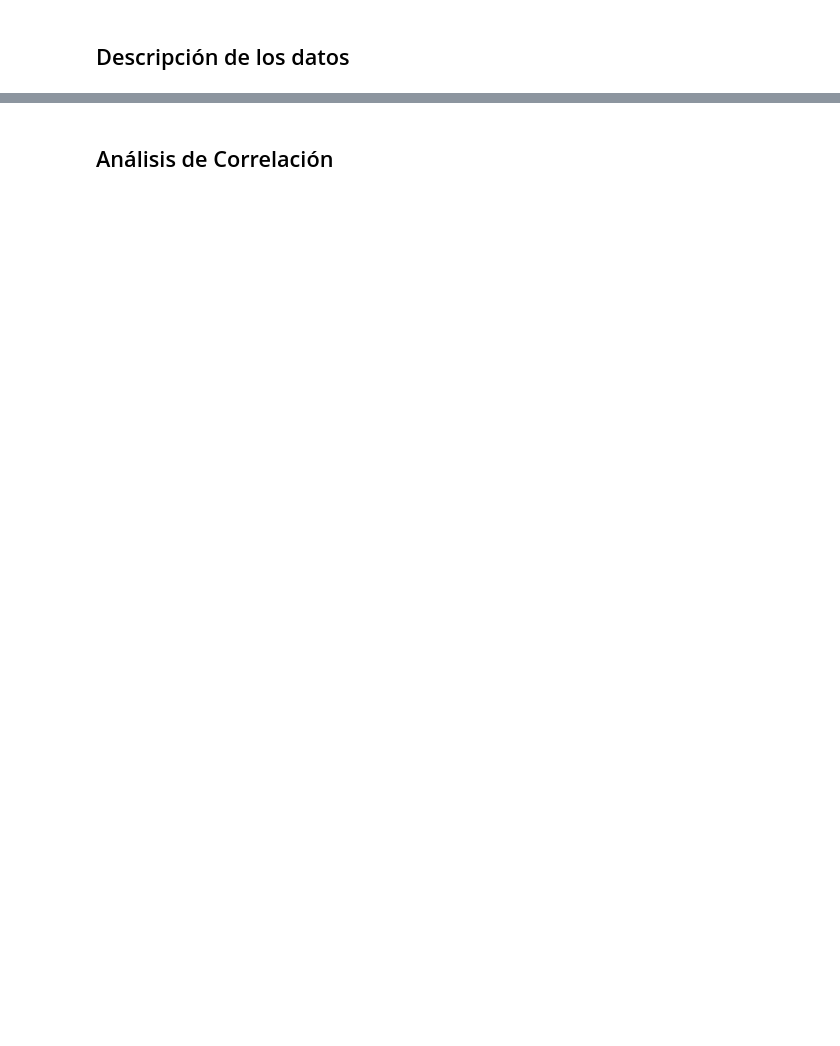
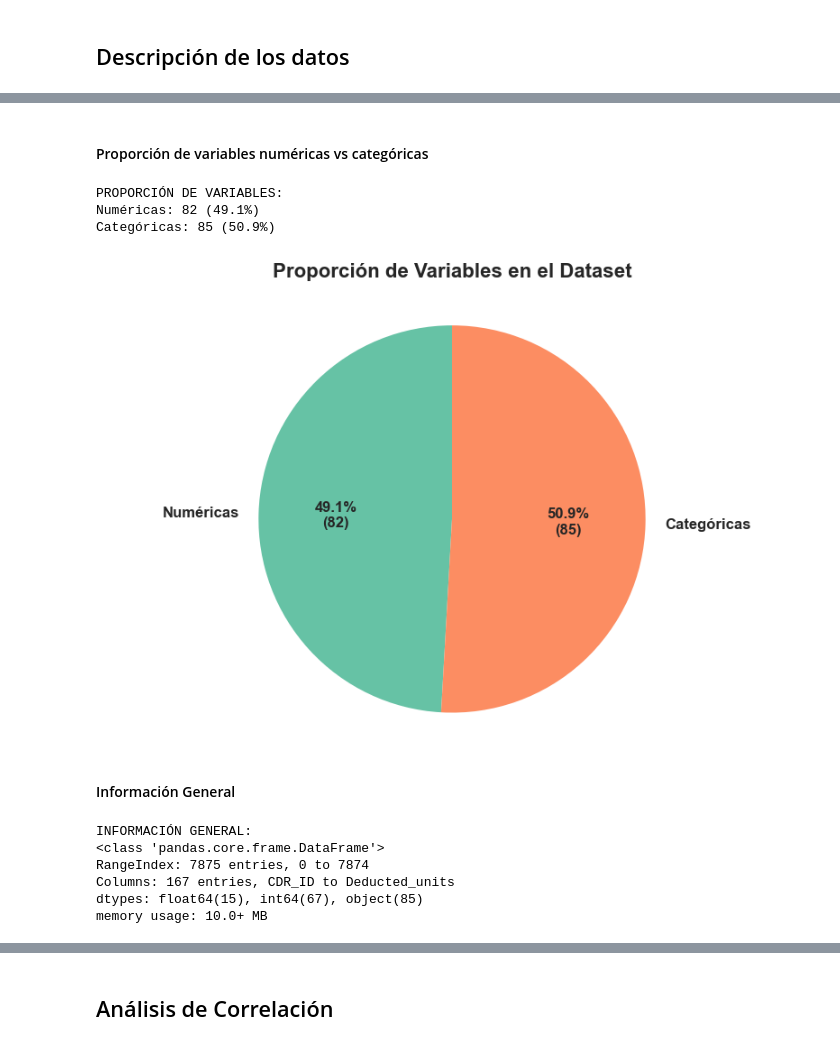
Before and after one commit to Javi111003/ML-FinalProject, a Jupyter notebook: correlation-study/correlation_study.ipynb, the cells around one changed output, grey strips where cells are left out. Drawn from its saved outputs; the diff is of its cells as text; code cells hidden in the pictures; blank space fills up the shorter version.

```diff
--- a/correlation-study/correlation_study.ipynb
+++ b/correlation-study/correlation_study.ipynb
@@ -13,0 +5,8 @@ FileNotFoundError: [Errno 2] No such file or directory: 'datos.csv'
+# %%
+import pandas as pd
+import numpy as np
+import matplotlib.pyplot as plt
+import seaborn as sns
+
+plt.style.use('seaborn-v0_8')
+sns.set_palette("husl")
@@ -13,0 +15,10 @@ FileNotFoundError: [Errno 2] No such file or directory: 'datos.csv'
+# %%
+df = pd.read_csv('../data/datos_completados.csv')
+
+print("="*50)
+print("ANÁLISIS INICIAL DEL DATASET")
+print("="*50)
+
+print(f"Dimensiones del dataset: {df.shape[0]} filas x {df.shape[1]} columnas")
+print(f"\nTipos de variables por columna:")
+print(df.dtypes.value_counts())
@@ -13,0 +36,62 @@ FileNotFoundError: [Errno 2] No such file or directory: 'datos.csv'
+# %% [markdown]
+#### Proporción de variables numéricas vs categóricas
+# %%
+numeric_cols = df.select_dtypes(include=[np.number]).columns.tolist()
+categorical_cols = df.select_dtypes(include=['object', 'category']).columns.tolist()
+
+print(f"\nPROPORCIÓN DE VARIABLES:")
+print(f"Numéricas: {len(numeric_cols)} ({len(numeric_cols)/df.shape[1]*100:.1f}%)")
+print(f"Categóricas: {len(categorical_cols)} ({len(categorical_cols)/df.shape[1]*100:.1f}%)")
+# %% [output]
+PROPORCIÓN DE VARIABLES:
+Numéricas: 82 (49.1%)
+Categóricas: 85 (50.9%)
+# %%
+# Obtener las variables numéricas y categóricas
+numeric_cols = df.select_dtypes(include=[np.number]).columns.tolist()
+categorical_cols = df.select_dtypes(include=['object', 'category']).columns.tolist()
+
+# Calcular los valores para el gráfico
+numeric_count = len(numeric_cols)
+categorical_count = len(categorical_cols)
+total_columns = df.shape[1]
+
+numeric_percentage = (numeric_count / total_columns) * 100
+categorical_percentage = (categorical_count / total_columns) * 100
+
+data = {
+    'Tipo': ['Numéricas', 'Categóricas'],
+    'Cantidad': [numeric_count, categorical_count],
+    'Porcentaje': [numeric_percentage, categorical_percentage]
+}
+
+df_plot = pd.DataFrame(data)
+
+# Crear el pie chart con seaborn style
+colors = sns.color_palette("Set2")
+plt.pie(df_plot['Cantidad'],
+        labels=df_plot['Tipo'],
+        colors=colors,
+        autopct=lambda p: f'{p:.1f}%\n({int(p * total_columns / 100)})',
+        startangle=90,
+        textprops={'fontsize': 12, 'fontweight': 'bold'})
+
+plt.title('Proporción de Variables en el Dataset\n',
+          fontsize=16, fontweight='bold')
+plt.axis('equal')
+plt.tight_layout()
+plt.show()
+# %% [output]
+[figure, added]
+# %% [markdown]
+#### Información General
+# %%
+print(f"\nINFORMACIÓN GENERAL:")
+df.info()
+# %% [output]
+INFORMACIÓN GENERAL:
+<class 'pandas.core.frame.DataFrame'>
+RangeIndex: 7875 entries, 0 to 7874
+Columns: 167 entries, CDR_ID to Deducted_units
+dtypes: float64(15), int64(67), object(85)
+memory usage: 10.0+ MB
```
Also changed, not shown: parts of 47 cells of this notebook, 8 other files.
